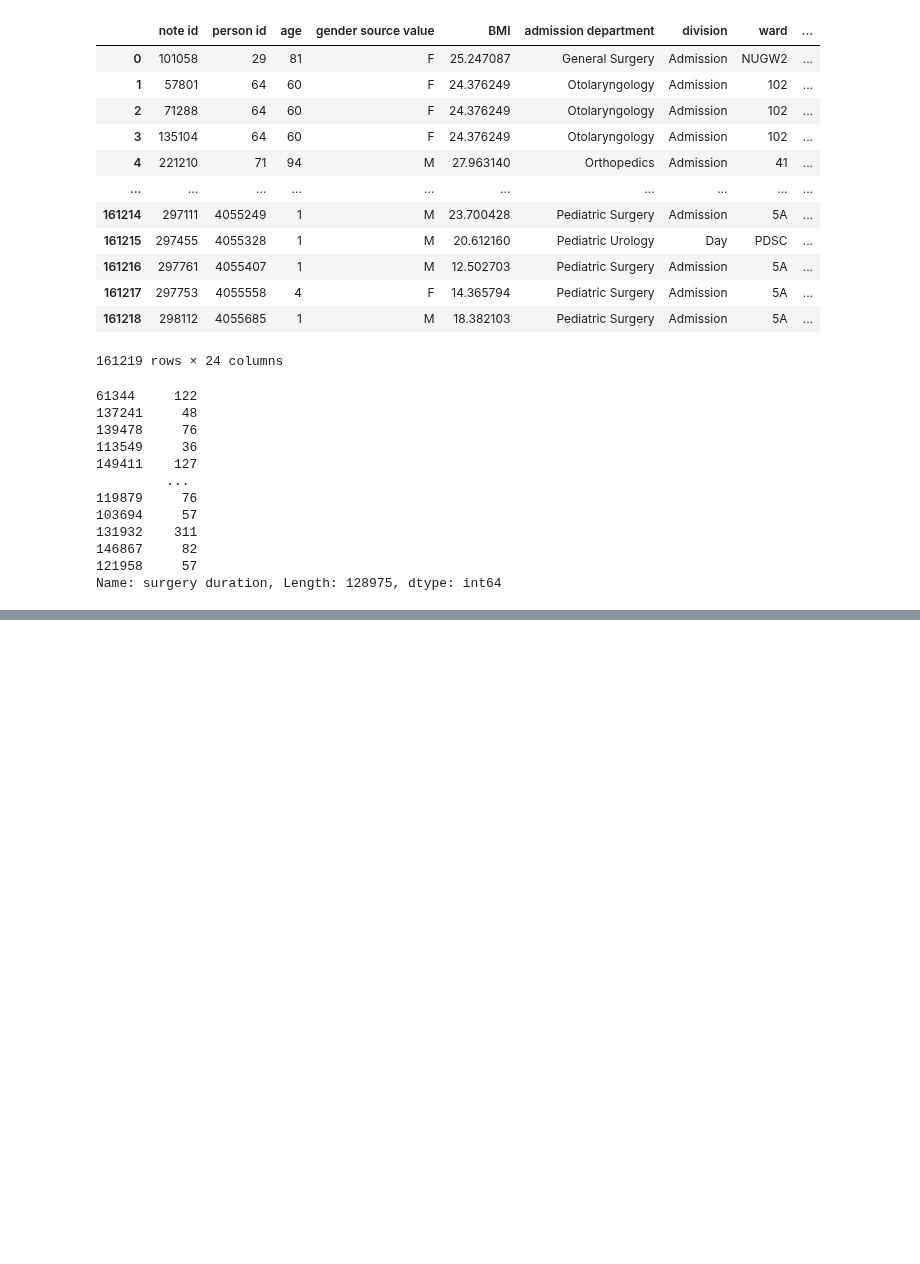
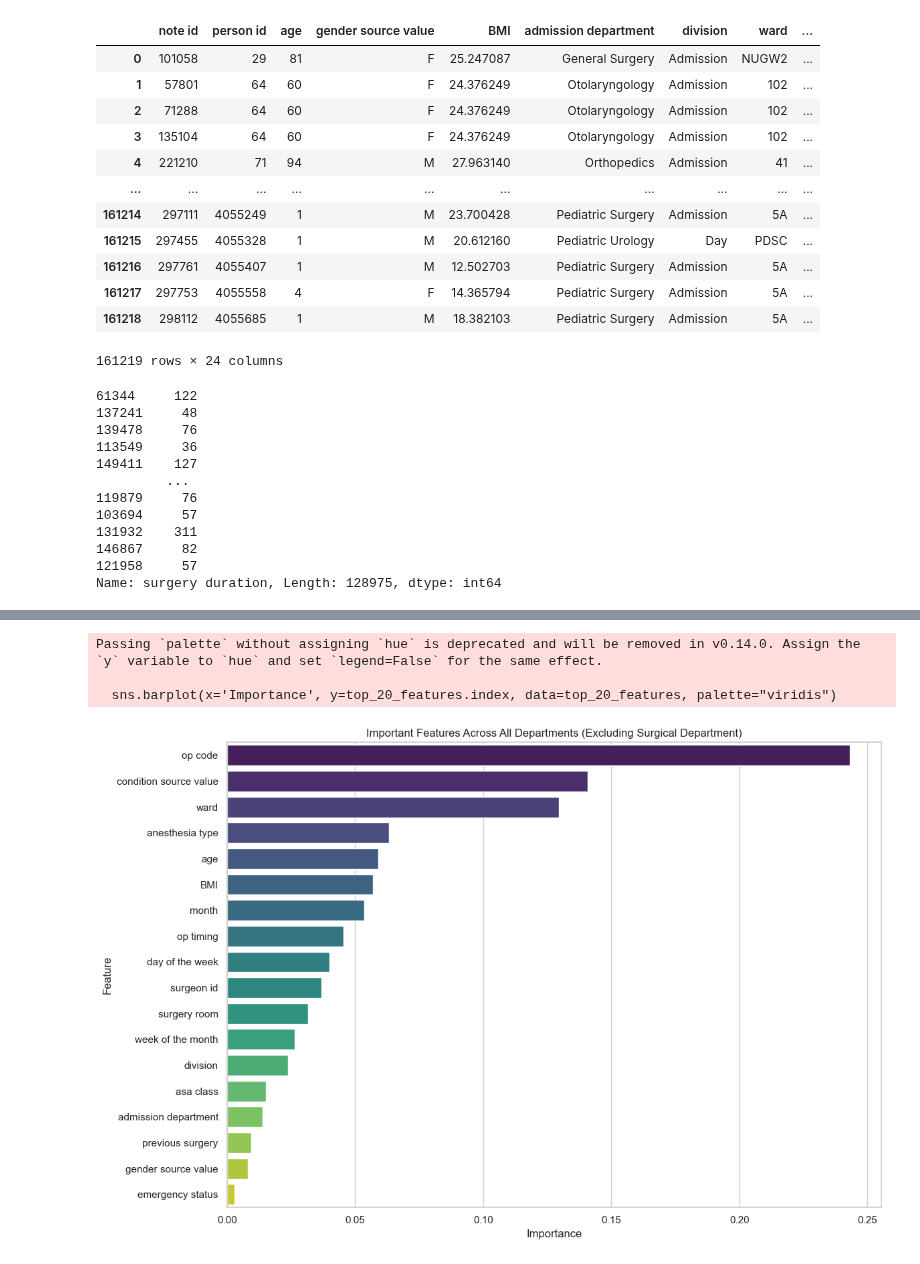
Before and after one commit to devguno/Surgical-Duration-Prediction, a Jupyter notebook: 0108.ipynb, the cells around one changed output, grey strips where cells are left out. Saved outputs shown, nothing was run; the diff lists cells and outputs as text; code cells hidden in the pictures; blank space fills up the shorter version.

```diff
--- a/0108.ipynb
+++ b/0108.ipynb
@@ -157,0 +136,52 @@ plt.show()
+# %%
+import seaborn as sns
+
+# Calculating feature importances
+feature_importances = department_model.feature_importances_
+
+# Extracting feature names
+feature_names = X_train_dept.columns
+
+# Initialize a DataFrame to store aggregated feature importances
+aggregated_importances = pd.DataFrame(index=feature_names, columns=['Importance'])
+aggregated_importances['Importance'] = 0
+
+# Aggregate feature importances from each department-specific model
+for dept in departments:
+    department_model = department_models[dept]
+    importances = department_model.feature_importances_
+    aggregated_importances['Importance'] += importances
+
+# Averaging the importances across all models
+aggregated_importances['Importance'] /= len(departments)
+
+# Integrating one-hot encoded features
+for feature in one_hot_cols:
+    # Find all one-hot encoded features for this original feature
+    one_hot_features = [col for col in aggregated_importances.index if col.startswith(feature + '_')]
+    # Sum their importances
+    total_importance = aggregated_importances.loc[one_hot_features, 'Importance'].sum()
+    # Remove the individual one-hot features and add the total importance to the original feature
+    aggregated_importances = aggregated_importances.drop(one_hot_features)
+    aggregated_importances.loc[feature] = total_importance
+
+# Exclude 'surgical department' feature from aggregated importances
+aggregated_importances = aggregated_importances.drop(index=[col for col in aggregated_importances.index if col.startswith('surgical department')])
+
+# Sorting and selecting top 20 features (excluding 'surgical department')
+top_20_features = aggregated_importances.sort_values(by='Importance', ascending=False).head(20)
+
+# Enhancing graph aesthetics
+plt.figure(figsize=(12, 8))
+sns.set(style="whitegrid")
+sns.barplot(x='Importance', y=top_20_features.index, data=top_20_features, palette="viridis")
+plt.title('Important Features Across All Departments (Excluding Surgical Department)')
+plt.xlabel('Importance')
+plt.ylabel('Feature')
+plt.tight_layout()
+plt.show()
+# %% [output]
+Passing `palette` without assigning `hue` is deprecated and will be removed in v0.14.0. Assign the `y` variable to `hue` and set `legend=False` for the same effect.
+
+  sns.barplot(x='Importance', y=top_20_features.index, data=top_20_features, palette="viridis")
+[figure, added]
```
Also changed, not shown: parts of 5 cells of this notebook, 1 other file.
